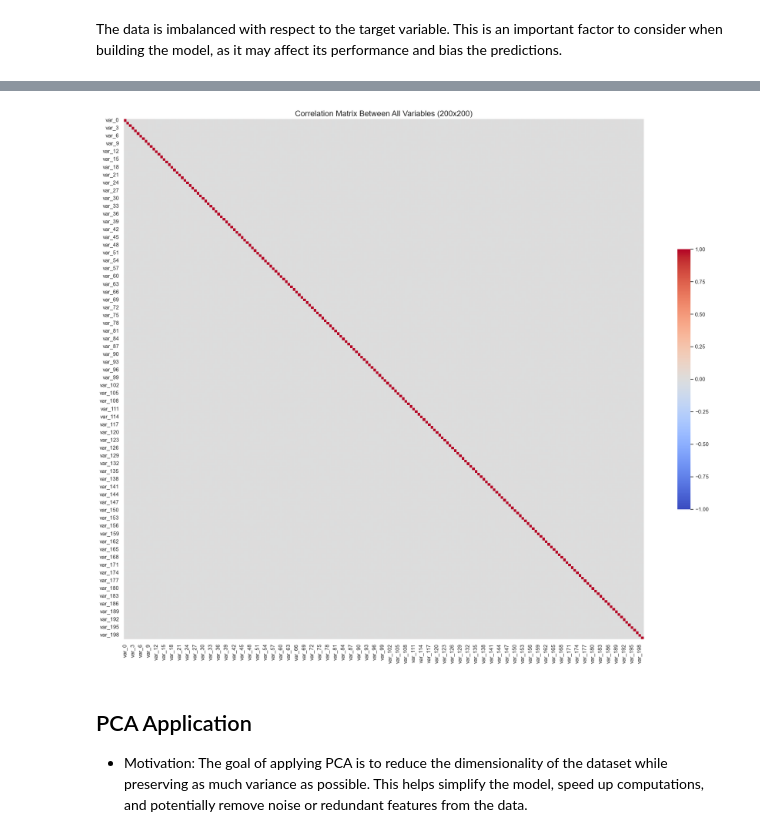
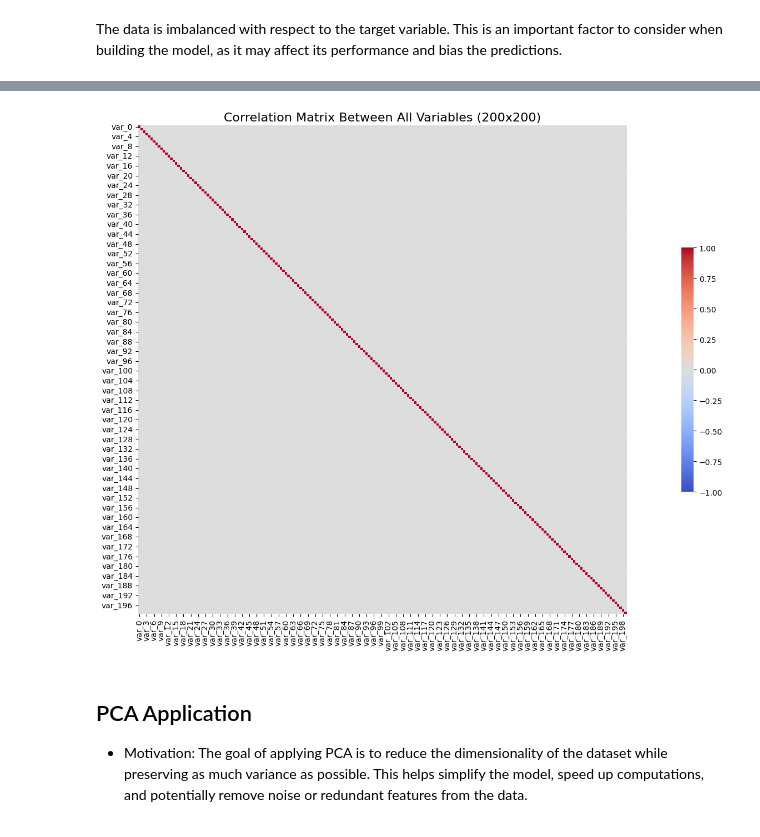
Before and after one commit to Ricardo-Jaramillo/Customer-Transaction-Prediction, a Jupyter notebook: Santander Prediction.ipynb, the cells around one changed output, grey strips where cells are left out. Drawn from its saved outputs; the diff is of its cells as text; code cells hidden in the pictures.

```diff
--- a/Santander Prediction.ipynb
+++ b/Santander Prediction.ipynb
@@ -289,47 +311,34 @@ plt.show()
 # %%
 import matplotlib.pyplot as plt
 import seaborn as sns
 
 # Step 1: Calculate the correlation matrix
-corr_matrix = X_train_scaled.corr()
+# corr_matrix = X_train.sample(frac=0.1).corr()
+corr_matrix = X_train_scaled.sample(frac=0.1).corr()
 
 # Step 2: Set up the figure with a large size
-plt.figure(figsize=(20, 16))  # Wider and taller figure
+plt.figure(figsize=(20, 10))  # Wider and taller figure
 
 # Step 3: Create the heatmap without annotations (to reduce clutter)
 sns.heatmap(
     corr_matrix,
     cmap='coolwarm',
     center=0,
     vmax=1.0,
     vmin=-1.0,
     square=True,        # Keep cells square for visual consistency
     cbar_kws={"shrink": 0.5},  # Make colorbar smaller
     linewidths=0         # No lines between cells
 )
 
 # Step 4: Add title
 plt.title('Correlation Matrix Between All Variables (200x200)', fontsize=16)
 
 # Step 5: Display the plot
 plt.tight_layout()
 plt.show()
-
-
-
-# Key Takeaways:
-# 1. **Correlation Heatmaps** show the relationships between all features in the dataset, including how strongly they correlate with each other.
-#    - The values range from -1 to 1, where:
-#       - A value of 1 indicates **perfect positive correlation** (as one feature increases, the other increases in exact proportion).
-#       - A value of -1 indicates **perfect negative correlation** (as one feature increases, the other decreases in exact proportion).
-#       - A value of 0 indicates **no linear correlation**.
-#
-# 2. **Why is the correlation heatmap useful for the model?**
-#    - **Multicollinearity**: Features that are strongly correlated with each other (i.e., values near 1 or -1) can lead to multicollinearity. Multicollinearity might negatively affect certain models (e.g., linear regression), where redundant features can inflate standard errors.
-#    - **Feature Selection**: Highly correlated features may be redundant, meaning they carry similar information. Removing one of these correlated features can simplify the model without losing much predictive power.
-#    - **Predictive Power**: Features with **high correlation** (positive or negative) with the target variable are often good predictors. You may want to prioritize these features when building your model.
 # %% [output]
-[figure, old version]
+[figure, new version]
 # %% [markdown]
 ## PCA Application
 - Motivation: The goal of applying PCA is to reduce the dimensionality of the dataset while preserving as much variance as possible. This helps simplify the model, speed up computations, and potentially remove noise or redundant features from the data.
```
Also changed, not shown: parts of 51 cells of this notebook, 2 other files.
